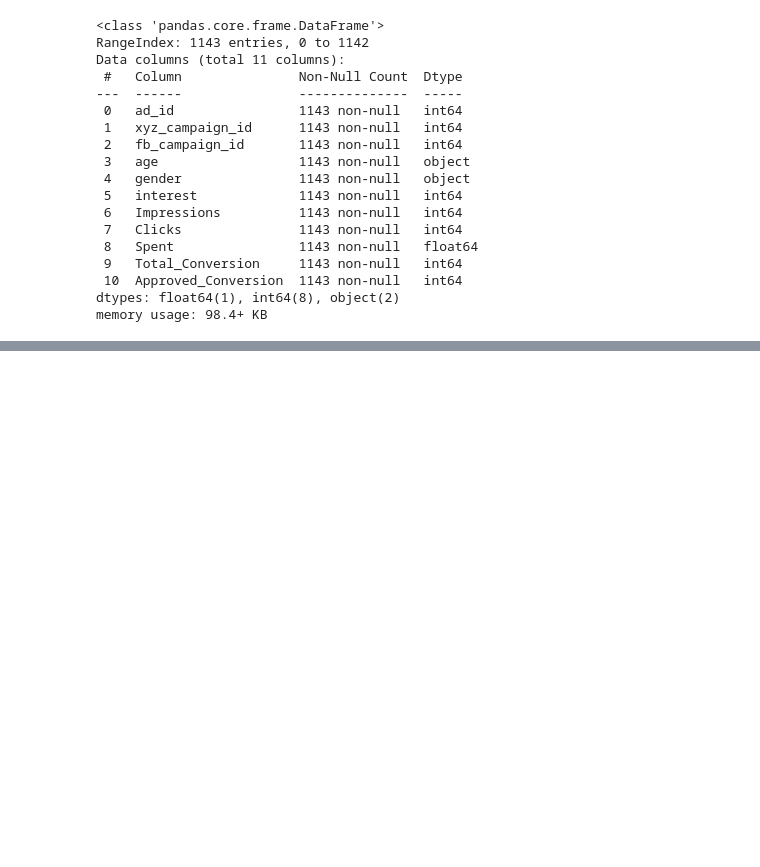
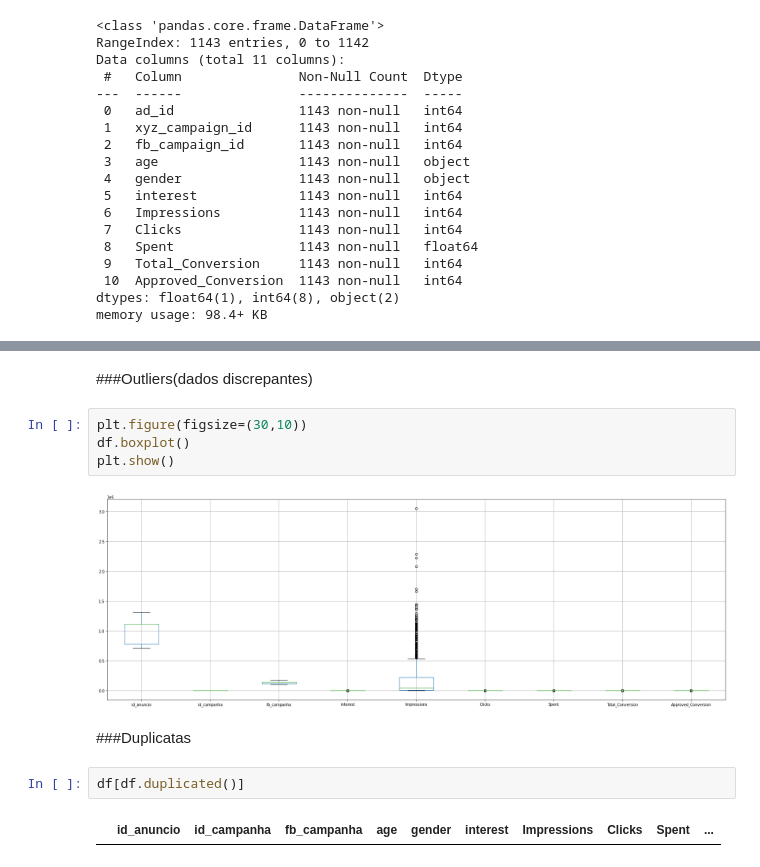
Before and after one commit to LucasRBA/WorkshopIA, a Jupyter notebook: Tarefaworkshop.ipynb, the cells around one changed output, grey strips where cells are left out. Saved outputs shown, nothing was run; the diff lists cells and outputs as text; blank space fills up the shorter version.

```diff
--- a/Tarefaworkshop.ipynb
+++ b/Tarefaworkshop.ipynb
@@ -91,0 +159,14 @@ memory usage: 98.4+ KB
+# %% [markdown]
+###Outliers(dados discrepantes)
+# %%
+plt.figure(figsize=(30,10))
+df.boxplot()
+plt.show()
+# %% [output]
+[figure, added]
+# %% [markdown]
+###Duplicatas
+# %%
+df[df.duplicated()]
+# %% [output]
+|  | id_anuncio | id_campanha | fb_campanha | age | gender | interest | Impressions | Clicks | Spent | ... |
```
Also changed, not shown: parts of 61 cells of this notebook, 1 other file.
